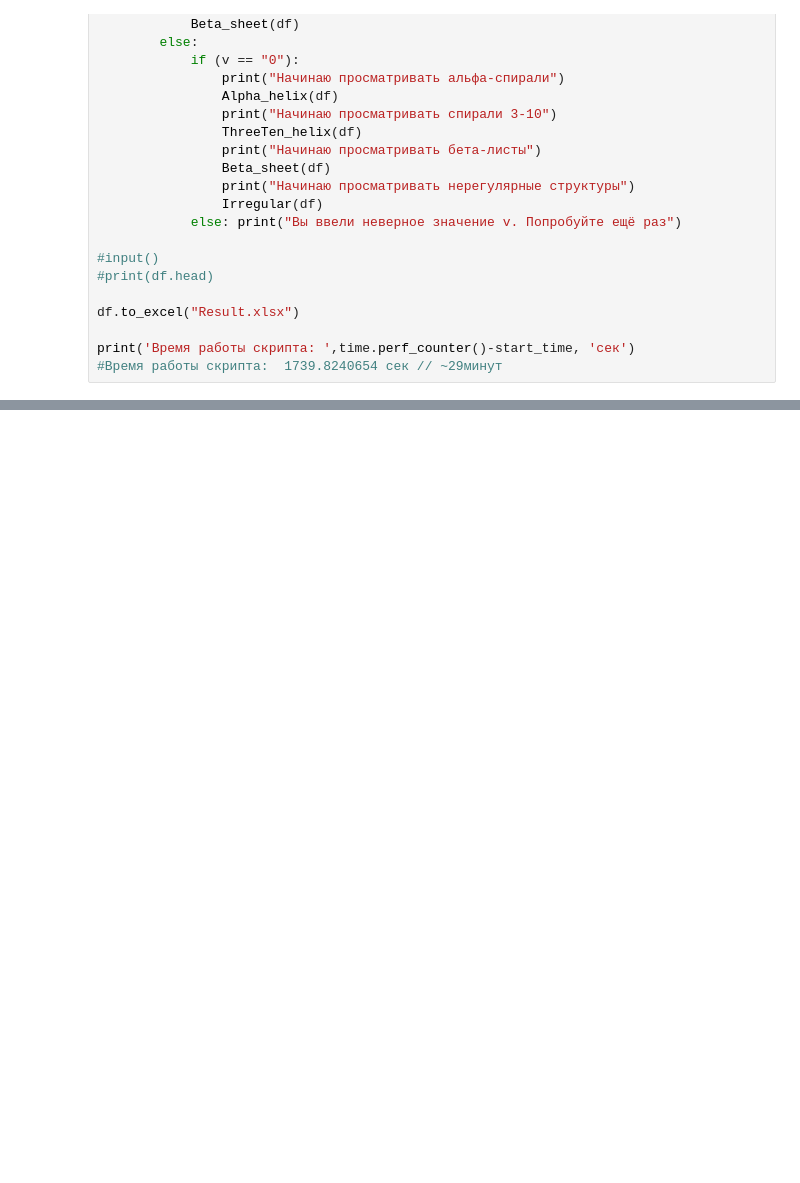
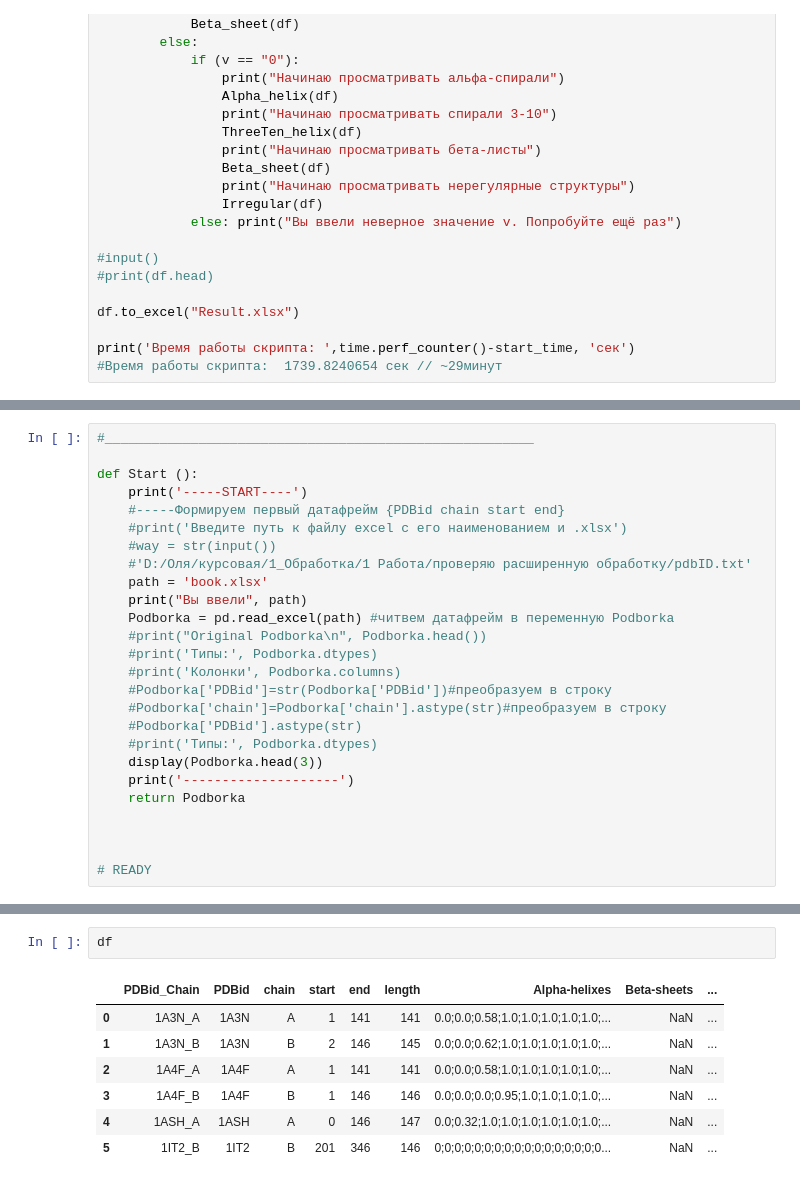
Before and after one commit to Olga-Bagrova/DistrProtStruc, a Jupyter notebook: Develop.ipynb, the cells around one changed output, grey strips where cells are left out. Drawn from its saved outputs; the diff is of its cells as text; blank space fills up the shorter version.

```diff
--- a/Develop.ipynb
+++ b/Develop.ipynb
@@ -477,0 +507,26 @@ print('Время работы скрипта: ',time.perf_counter()-start_time,
+# %%
+#_______________________________________________________
+
+def Start ():
+    print('-----START----')
+    #-----Формируем первый датафрейм {PDBid chain start end}
+    #print('Введите путь к файлу excel с его наименованием и .xlsx')
+    #way = str(input())
+    #'D:/Оля/курсовая/1_Обработка/1 Работа/проверяю расширенную обработку/pdbID.txt'
+    path = 'book.xlsx'
+    print("Вы ввели", path)
+    Podborka = pd.read_excel(path) #читвем датафрейм в переменную Podborka
+    #print("Original Podborka\n", Podborka.head())
+    #print('Типы:', Podborka.dtypes)
+    #print('Колонки', Podborka.columns)
+    #Podborka['PDBid']=str(Podborka['PDBid'])#преобразуем в строку
+    #Podborka['chain']=Podborka['chain'].astype(str)#преобразуем в строку
+    #Podborka['PDBid'].astype(str)
+    #print('Типы:', Podborka.dtypes)
+    display(Podborka.head(3))
+    print('--------------------')
+    return Podborka
+
+
+
+# READY
@@ -477,0 +1080,10 @@ print('Время работы скрипта: ',time.perf_counter()-start_time,
+# %%
+df
+# %% [output]
+|  | PDBid_Chain | PDBid | chain | start | end | length | Alpha-helixes | Beta-sheets | ... |
+| 0 | 1A3N_A | 1A3N | A | 1 | 141 | 141 | 0.0;0.0;0.58;1.0;1.0;1.0;1.0;1.0;... | NaN | ... |
+| 1 | 1A3N_B | 1A3N | B | 2 | 146 | 145 | 0.0;0.0;0.62;1.0;1.0;1.0;1.0;1.0;... | NaN | ... |
+| 2 | 1A4F_A | 1A4F | A | 1 | 141 | 141 | 0.0;0.0;0.58;1.0;1.0;1.0;1.0;1.0;... | NaN | ... |
+| 3 | 1A4F_B | 1A4F | B | 1 | 146 | 146 | 0.0;0.0;0.0;0.95;1.0;1.0;1.0;1.0;... | NaN | ... |
+| 4 | 1ASH_A | 1ASH | A | 0 | 146 | 147 | 0.0;0.32;1.0;1.0;1.0;1.0;1.0;1.0;... | NaN | ... |
+| 5 | 1IT2_B | 1IT2 | B | 201 | 346 | 146 | 0;0;0;0;0;0;0;0;0;0;0;0;0;0;0;0;0... | NaN | ... |
```
Also changed, not shown: parts of 36 cells of this notebook, 3 other files.
